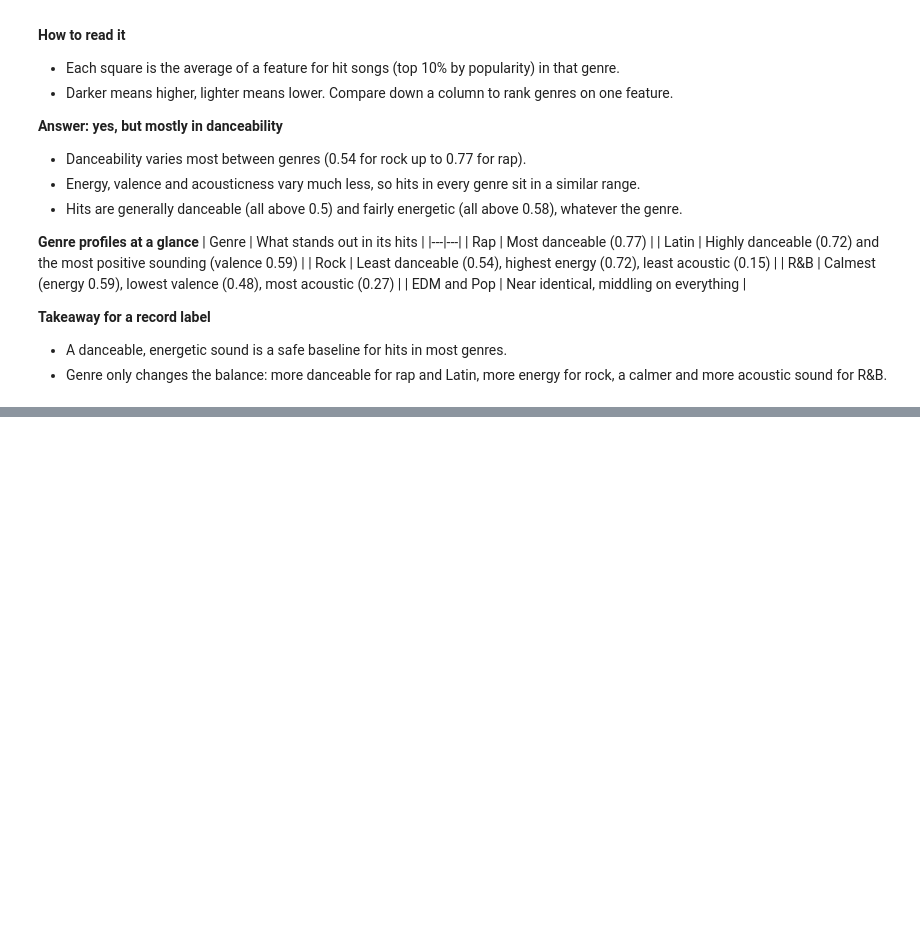
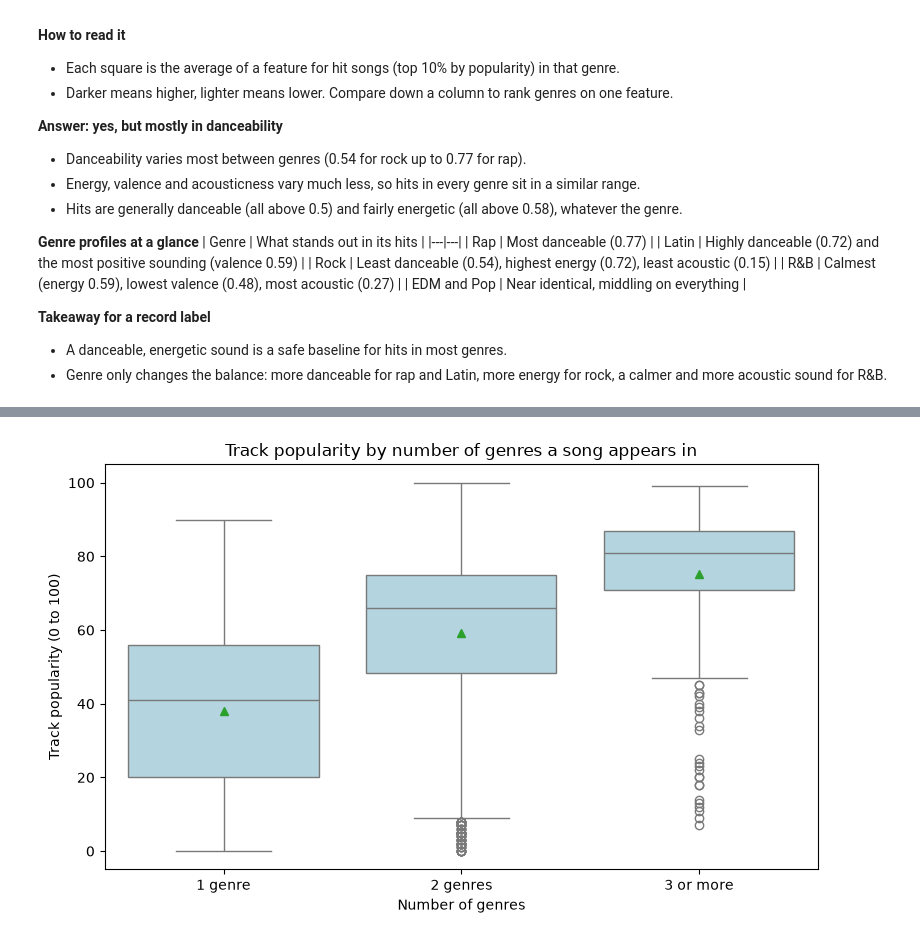
Before and after one commit to dylankiwanuka/Notebook-Analysis-Project, a Jupyter notebook: spotifyDatasetWorkbook.ipynb, the cells around one changed output, grey strips where cells are left out. Saved outputs shown, nothing was run; the diff lists cells and outputs as text; code cells hidden in the pictures; blank space fills up the shorter version.

Commit message:
question3 visualisation + writeup

```diff
--- a/spotifyDatasetWorkbook.ipynb
+++ b/spotifyDatasetWorkbook.ipynb
@@ -451,0 +464,11 @@ q3:
+# %%
+# Merge everything from 3 genres upwards into one group, so no group is tiny
+spotify_clean["genre_group"] = spotify_clean["number_of_genres"].clip(upper=3)
+
+# Replace the numbers with readable labels for the chart
+spotify_clean["genre_group"] = spotify_clean["genre_group"].map(
+    {1: "1 genre", 2: "2 genres", 3: "3 or more"}
+)
+
+# Check the new group sizes
+spotify_clean["genre_group"].value_counts()
@@ -451,0 +491,25 @@ q3:
+# %%
+# Set the chart size
+plt.figure(figsize=(8, 5))
+
+# One box per group: the box is the middle 50% of songs, the line is the median,
+# the green triangle is the mean (showmeans=True)
+sns.boxplot(
+    data=spotify_clean,
+    x="genre_group",
+    y="track_popularity",
+    order=["1 genre", "2 genres", "3 or more"],   # keep the groups in a sensible order
+    showmeans=True,
+    color="lightblue"
+)
+
+# Title and axis labels
+plt.title("Track popularity by number of genres a song appears in")
+plt.xlabel("Number of genres")
+plt.ylabel("Track popularity (0 to 100)")
+
+# Tidy up and display
+plt.tight_layout()
+plt.show()
+# %% [output]
+[figure, added]
```
Also changed, not shown: parts of 6 cells of this notebook.
